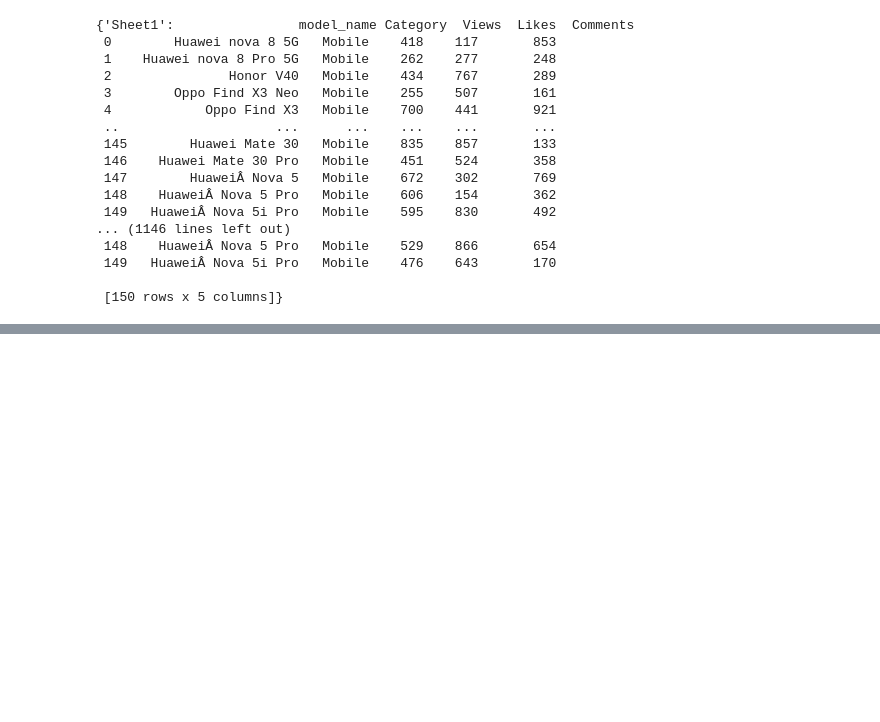
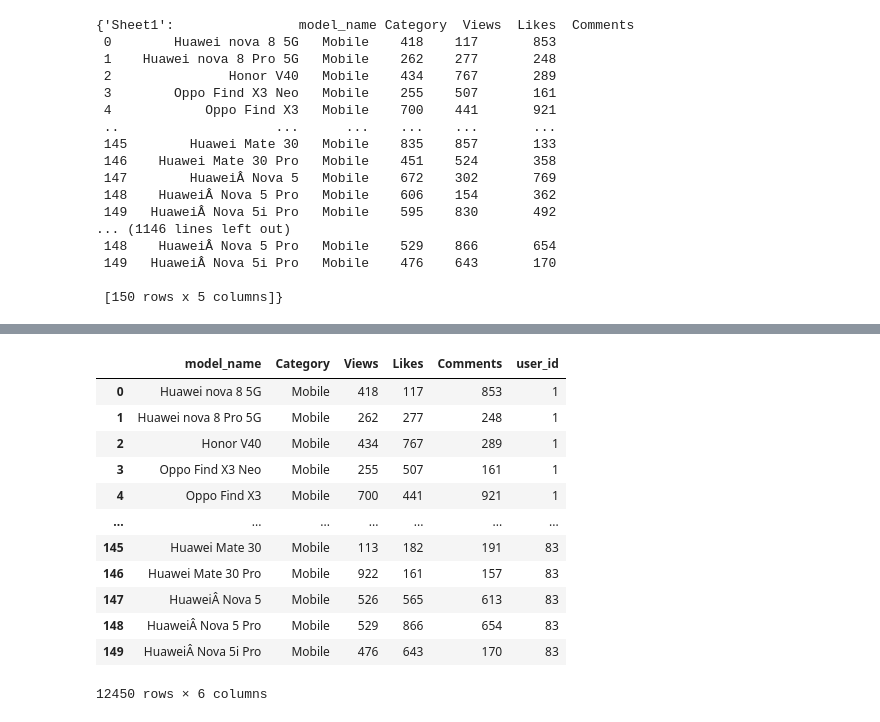
Before and after one commit to arjunjanamatti/recommend_system, a Jupyter notebook: youtube_videos/collaborative_filtering.ipynb, the cells around one changed output, grey strips where cells are left out. Drawn from its saved outputs; the diff is of its cells as text; code cells hidden in the pictures; blank space fills up the shorter version.

Commit message:
created a single dataframe

```diff
--- a/youtube_videos/collaborative_filtering.ipynb
+++ b/youtube_videos/collaborative_filtering.ipynb
@@ -85,6 +85,3 @@ trial_dict
  149   HuaweiÂ Nova 5i Pro   Mobile    476    643       170
 
  [150 rows x 5 columns]}
-# %%
-for sheet in sheet_names:
-    print((trial_dict[sheet]))
@@ -118,0 +88,4 @@ array([1, 1, 1, 1, 1, 1, 1, 1, 1, 1, 1, 1, 1, 1, 1, 1, 1, 1, 1, 1, 1, 1,
+# %%
+# adding user_id column for each dataframe
+for index, sheet in enumerate(sheet_names):
+    trial_dict[sheet]['user_id'] = np.repeat(a=np.array([user_id_list[index]]), repeats=len(trial_dict[sheet]))
@@ -118,0 +112,19 @@ array([1, 1, 1, 1, 1, 1, 1, 1, 1, 1, 1, 1, 1, 1, 1, 1, 1, 1, 1, 1, 1, 1,
+# %%
+# combined_df = pd.concat([pd.concat(v) for k,v in trial_dict.items()])
+a = [v for k, v in trial_dict.items()]
+# %%
+pd.concat(a ,axis=0)
+# %% [output]
+|  | model_name | Category | Views | Likes | Comments | user_id |
+| 0 | Huawei nova 8 5G | Mobile | 418 | 117 | 853 | 1 |
+| 1 | Huawei nova 8 Pro 5G | Mobile | 262 | 277 | 248 | 1 |
+| 2 | Honor V40 | Mobile | 434 | 767 | 289 | 1 |
+| 3 | Oppo Find X3 Neo | Mobile | 255 | 507 | 161 | 1 |
+| 4 | Oppo Find X3 | Mobile | 700 | 441 | 921 | 1 |
+| ... | ... | ... | ... | ... | ... | ... |
+| 145 | Huawei Mate 30 | Mobile | 113 | 182 | 191 | 83 |
+| 146 | Huawei Mate 30 Pro | Mobile | 922 | 161 | 157 | 83 |
+| 147 | HuaweiÂ Nova 5 | Mobile | 526 | 565 | 613 | 83 |
+| 148 | HuaweiÂ Nova 5 Pro | Mobile | 529 | 866 | 654 | 83 |
+| 149 | HuaweiÂ Nova 5i Pro | Mobile | 476 | 643 | 170 | 83 |
+12450 rows × 6 columns
```
Also changed, not shown: parts of 3 cells of this notebook.
